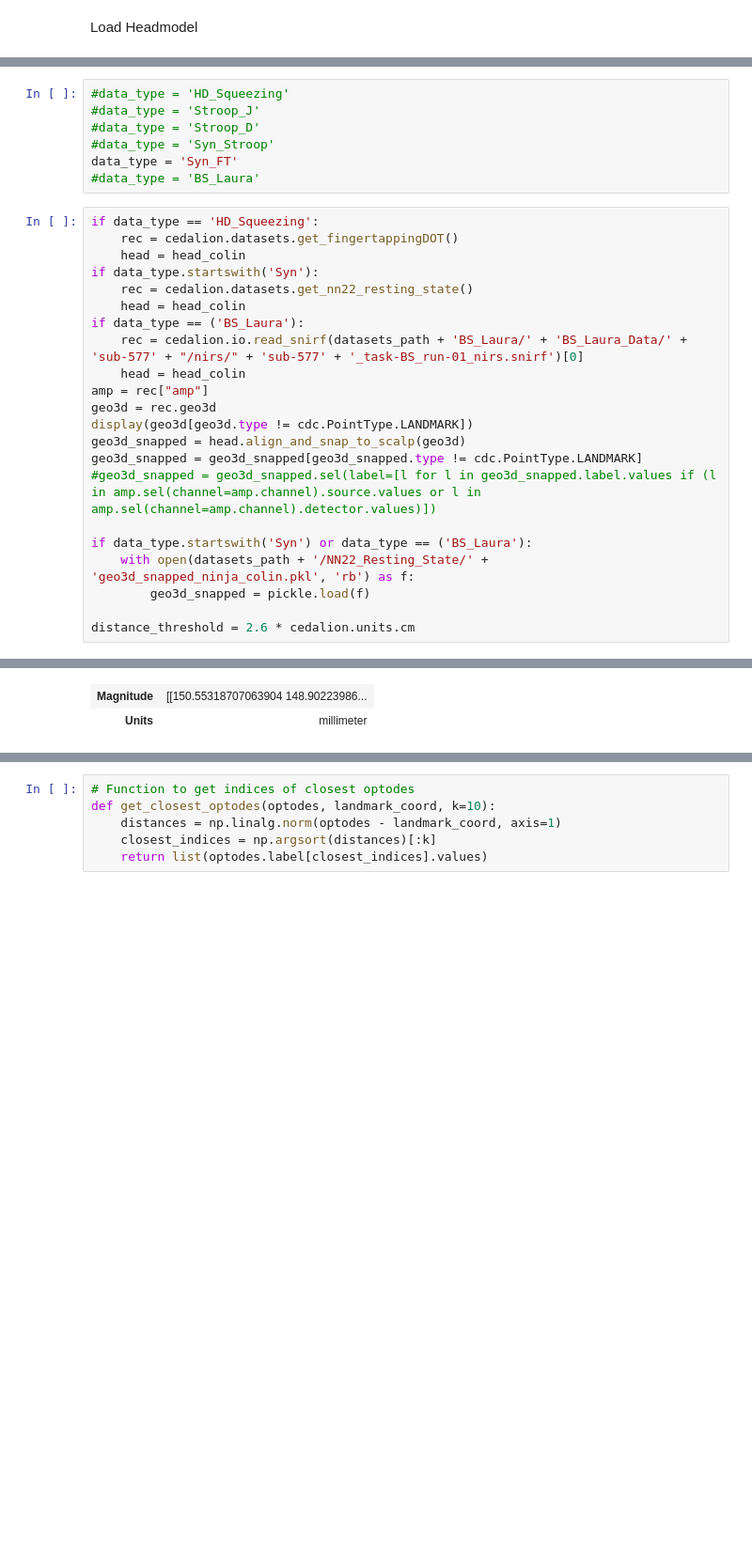
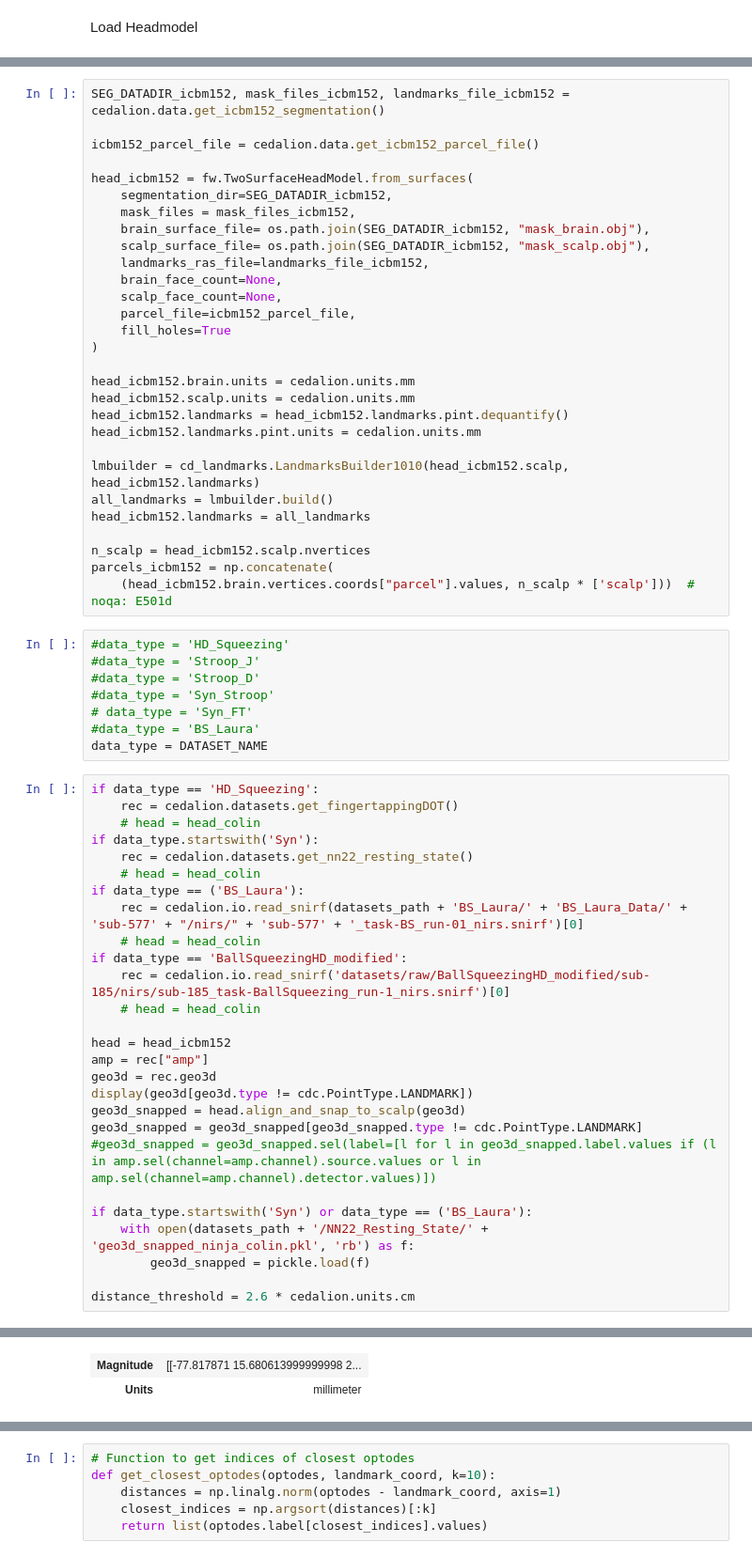
Before and after one commit to orabe/fNIRS_SparseToDense, a Jupyter notebook: src/subset/optode_subsets.ipynb, the cells around one changed output, grey strips where cells are left out. Shown at 94% size. Saved outputs shown, nothing was run; the diff lists cells and outputs as text; blank space fills up the shorter version.

```diff
--- a/src/subset/optode_subsets.ipynb
+++ b/src/subset/optode_subsets.ipynb
@@ -63,20 +68,55 @@ parcels_colin = np.concatenate(
+# %%
+SEG_DATADIR_icbm152, mask_files_icbm152, landmarks_file_icbm152 = cedalion.data.get_icbm152_segmentation()
+
+icbm152_parcel_file = cedalion.data.get_icbm152_parcel_file()
+
+head_icbm152 = fw.TwoSurfaceHeadModel.from_surfaces(
+    segmentation_dir=SEG_DATADIR_icbm152,
+    mask_files = mask_files_icbm152,
+    brain_surface_file= os.path.join(SEG_DATADIR_icbm152, "mask_brain.obj"),
+    scalp_surface_file= os.path.join(SEG_DATADIR_icbm152, "mask_scalp.obj"),
+    landmarks_ras_file=landmarks_file_icbm152,
+    brain_face_count=None,
+    scalp_face_count=None,
+    parcel_file=icbm152_parcel_file,
+    fill_holes=True
+)
+
+head_icbm152.brain.units = cedalion.units.mm
+head_icbm152.scalp.units = cedalion.units.mm
+head_icbm152.landmarks = head_icbm152.landmarks.pint.dequantify()
+head_icbm152.landmarks.pint.units = cedalion.units.mm
+
+lmbuilder = cd_landmarks.LandmarksBuilder1010(head_icbm152.scalp, head_icbm152.landmarks)
+all_landmarks = lmbuilder.build()
+head_icbm152.landmarks = all_landmarks
+
+n_scalp = head_icbm152.scalp.nvertices
+parcels_icbm152 = np.concatenate(
+    (head_icbm152.brain.vertices.coords["parcel"].values, n_scalp * ['scalp']))  # noqa: E501d
 # %%
 #data_type = 'HD_Squeezing'
 #data_type = 'Stroop_J'
 #data_type = 'Stroop_D'
 #data_type = 'Syn_Stroop'
-data_type = 'Syn_FT'
+# data_type = 'Syn_FT'
 #data_type = 'BS_Laura'
+data_type = DATASET_NAME
 # %%
 if data_type == 'HD_Squeezing':
     rec = cedalion.datasets.get_fingertappingDOT()
-    head = head_colin
+    # head = head_colin
 if data_type.startswith('Syn'):
     rec = cedalion.datasets.get_nn22_resting_state()
-    head = head_colin
+    # head = head_colin
 if data_type == ('BS_Laura'):
     rec = cedalion.io.read_snirf(datasets_path + 'BS_Laura/' + 'BS_Laura_Data/' + 'sub-577' + "/nirs/" + 'sub-577' + '_task-BS_run-01_nirs.snirf')[0]
-    head = head_colin
+    # head = head_colin
+if data_type == 'BallSqueezingHD_modified':
+    rec = cedalion.io.read_snirf('datasets/raw/BallSqueezingHD_modified/sub-185/nirs/sub-185_task-BallSqueezing_run-1_nirs.snirf')[0]
+    # head = head_colin
+
+head = head_icbm152
 amp = rec["amp"]
 geo3d = rec.geo3d
 display(geo3d[geo3d.type != cdc.PointType.LANDMARK])
@@ -98,4 +138,4 @@ pos: 3
-| Magnitude | [[150.55318707063904 148.90223986... |
+| Magnitude | [[-77.817871 15.680613999999998 2... |
 | Units | millimeter |
 Coordinates: (2)
 label
```
Also changed, not shown: parts of 32 cells of this notebook, 7 other files.
